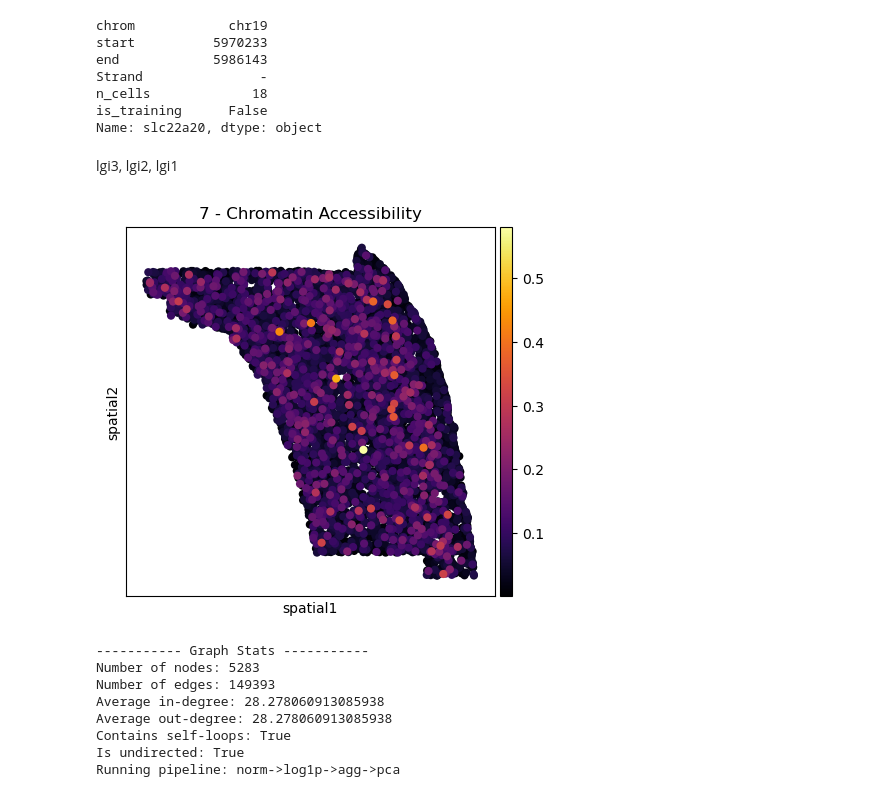
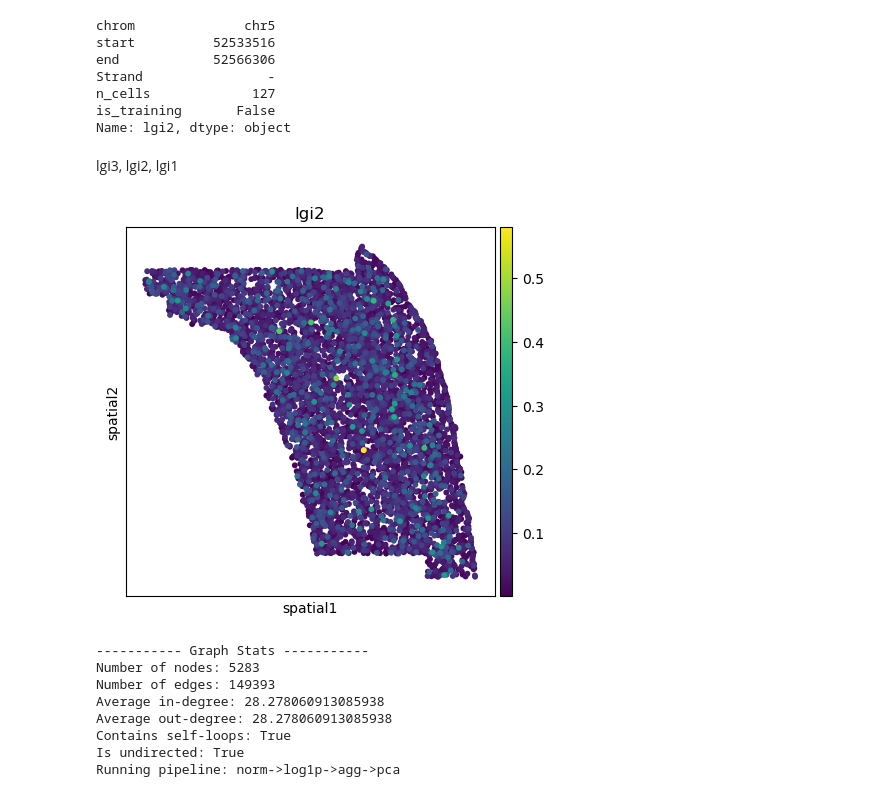
Before and after one commit to l-reich/spatial-chromatin-variability, a Jupyter notebook: src/niche_analysis.ipynb, the cells around one changed output. Saved outputs shown, nothing was run; the diff lists cells and outputs as text; code cells hidden in the pictures.

Commit message:
consolidate spatial pp

```diff
--- a/src/niche_analysis.ipynb
+++ b/src/niche_analysis.ipynb
@@ -52,24 +36,19 @@ ad_atac_sp.var
 # %%
-ad_atac_sp.var.iloc[14059]
+ad_atac_sp.var.iloc[8792]
 # %% [output]
-chrom            chr19
-start          5970233
-end            5986143
-Strand               -
-n_cells             18
-is_training      False
-Name: slc22a20, dtype: object
+chrom              chr5
+start          52533516
+end            52566306
+Strand                -
+n_cells             127
+is_training       False
+Name: lgi2, dtype: object
 # %% [markdown]
 lgi3, lgi2, lgi1
 # %%
-sc.pl.spatial(ad_atac_sp, color="lgi2",
-                     size=10, spot_size=7,
-                     #vmin=vmin, vmax=vmax,
-                     cmap="inferno",
-
-                     title=f"{7} - Chromatin Accessibility")
+sc.pl.spatial(ad_atac_sp, color="lgi2", spot_size=50)
 # %% [output]
-[figure, old version]
+[figure, new version]
 # %%
 # remove cells with missing spatial data
 valid_coords = ~np.isnan(ad_sp.obsm['spatial'][:, 0]) & ~np.isnan(ad_sp.obsm['spatial'][:, 1])
```
Also changed, not shown: parts of 7 cells of this notebook, 4 other files.
